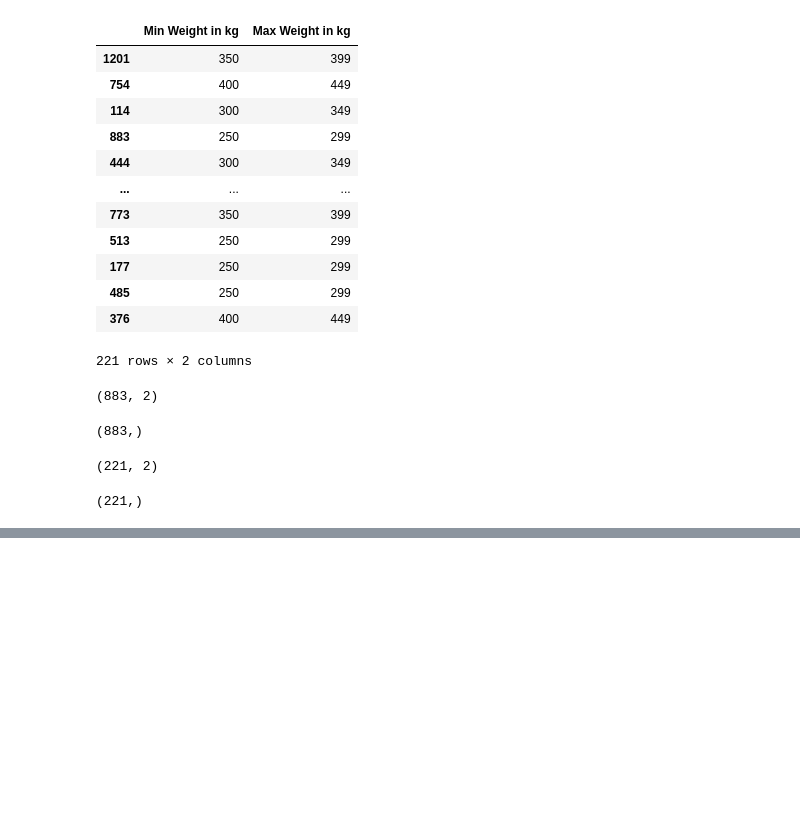
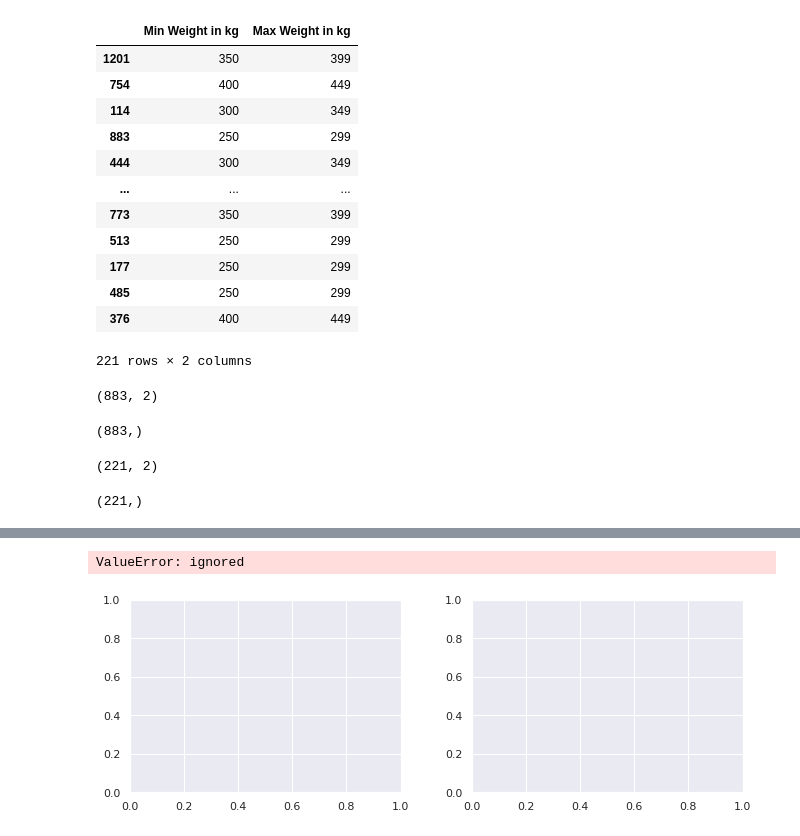
Before and after one commit to vicalfayo09/steer_price_prediction_ml, a Jupyter notebook: datasetloading.ipynb, the cells around one changed output, grey strips where cells are left out. Saved outputs shown, nothing was run; the diff lists cells and outputs as text; code cells hidden in the pictures; blank space fills up the shorter version.

```diff
--- a/datasetloading.ipynb
+++ b/datasetloading.ipynb
@@ -412,6 +412,3 @@ x_test.shape
 y_test.shape
 # %% [output]
 (221,)
-# %%
-y_train = y_train.reshape((1,-1))
-y_test = y_test.reshape((1,-1))
@@ -419,0 +415,3 @@ AttributeError: ignored
+# %%
+knn_reg = KNeighborsRegressor()
+knn_reg.fit(x_train,y_train)
@@ -419,0 +441,2 @@ AttributeError: ignored
+# %%
+x_train = np.transpose(x_train.iloc[:, 0:2], (1766,1))
@@ -419,0 +449,5 @@ AttributeError: ignored
+# %%
+x_train = x_train[:-883][0:1]
+y_train = y_train[-883:]
+x_test = x_test[:-221][0:1]
+y_test = y_test[-221:]
@@ -420,13 +462,16 @@ AttributeError: ignored
 # %%
 fig2, (ax3, ax4) = plt.subplots(1, 2, figsize =(10,4))
 fig2.tight_layout(pad  = 3.0)
 ax3.scatter(x_train, y_train, color='#000C1F')
 ax3.set_xlabel("Feature")
 ax3.set_ylabel("Target")
 ax3.set_title("Training Data")
 
-ax4.scatter(x_test.reshape, y_test, color='#000C1F')
+ax4.scatter(x_test, y_test, color='#000C1F')
 ax4.set_xlabel("Feature")
 ax4.set_ylabel("Target")
 ax4.set_title("Testing Data")
+# %% [output]
+ValueError: ignored
+[figure, added]
 # %%
```
Also changed, not shown: parts of 10 cells of this notebook.
